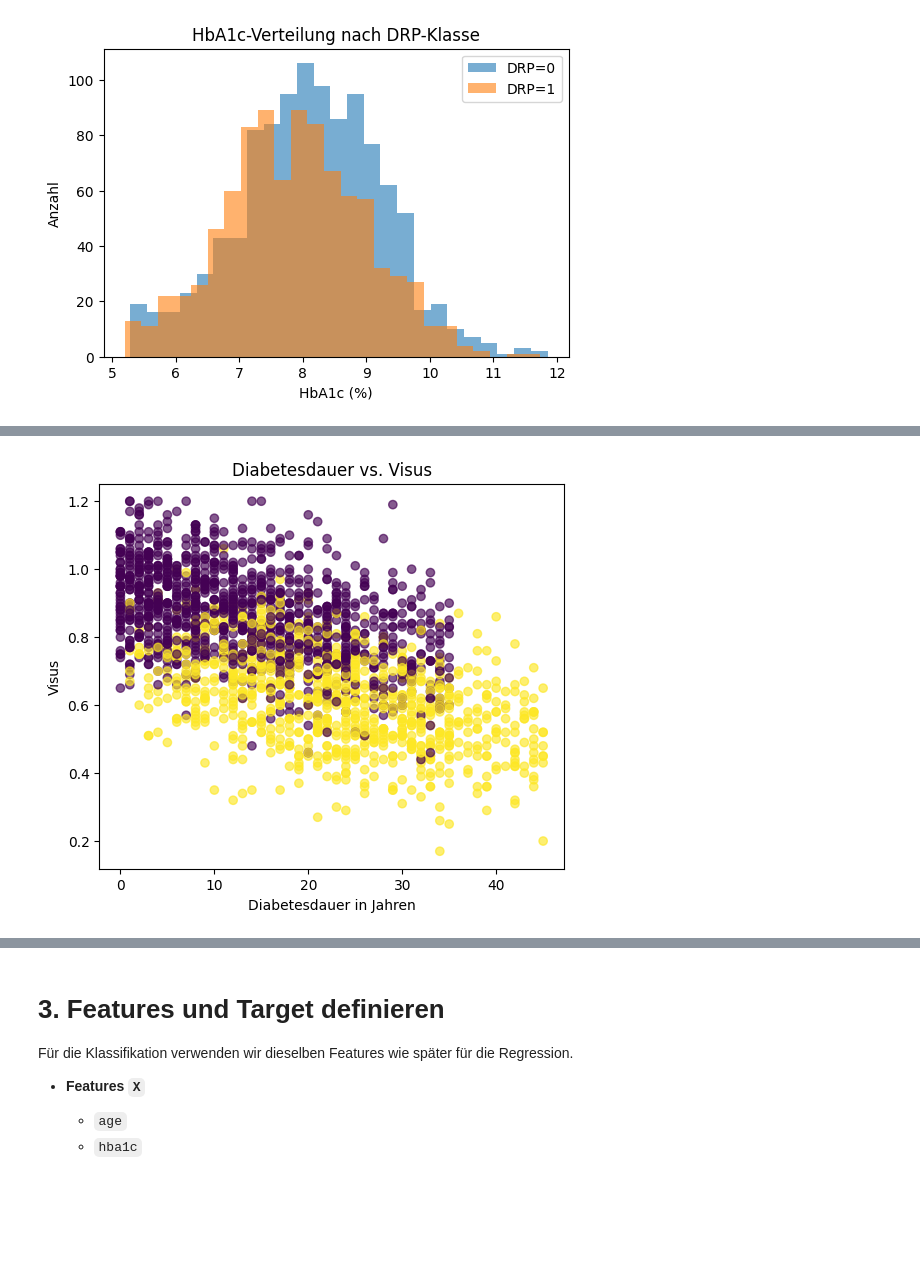
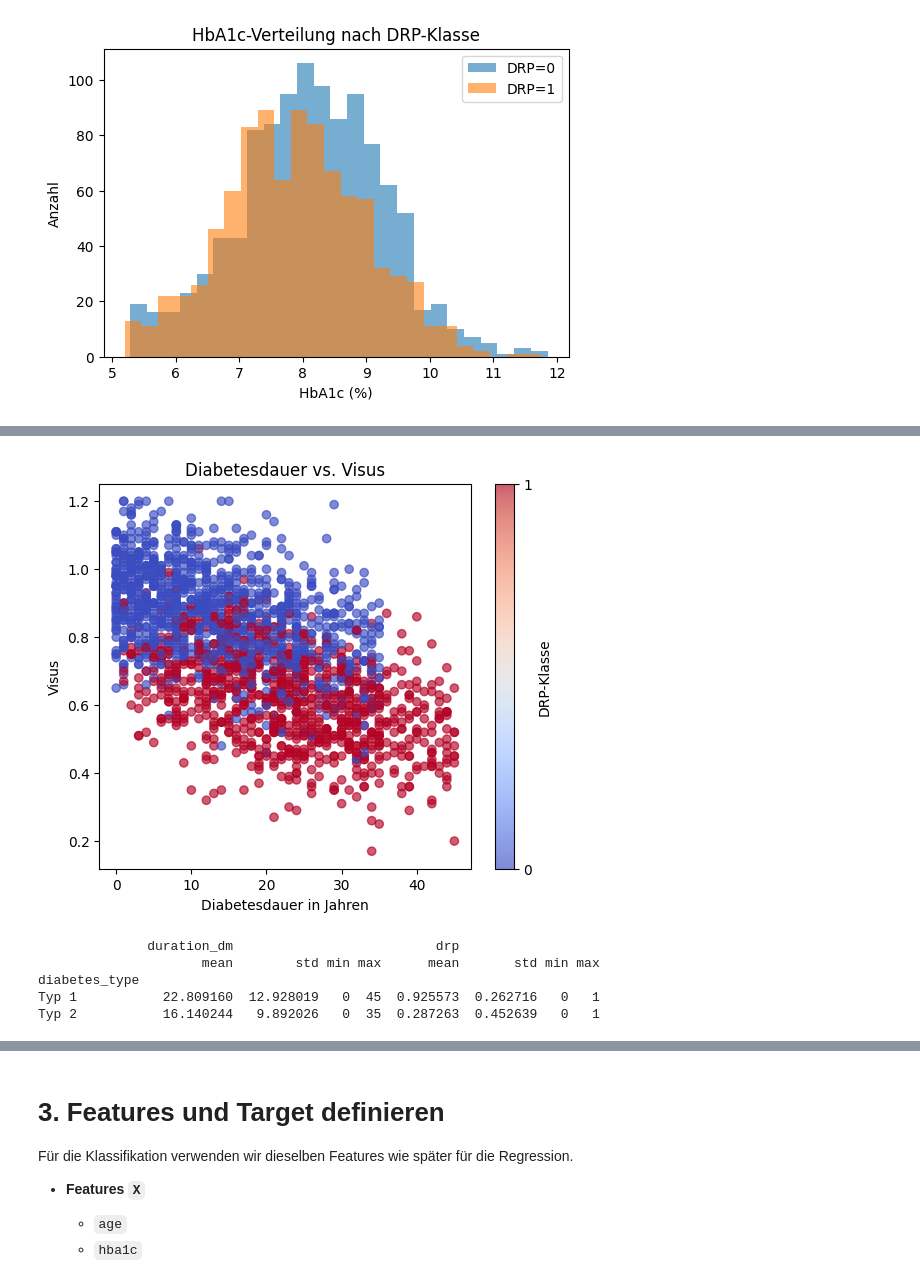
Before and after one commit to CZhakshylykova/KI-Games-Material, a Jupyter notebook: Intro_ML.ipynb, the cells around one changed output, grey strips where cells are left out. Saved outputs shown, nothing was run; the diff lists cells and outputs as text; code cells hidden in the pictures; blank space fills up the shorter version.

```diff
--- a/Intro_ML.ipynb
+++ b/Intro_ML.ipynb
@@ -393,17 +407,29 @@ plt.show()
 # %%
 # ============================================
 # Visualisierung 3: Diabetesdauer vs. Visus
 # ============================================
 plt.figure(figsize=(6,5))
-plt.scatter(
+scatter = plt.scatter(
     df["duration_dm"],
     df["visual_acuity"],
-    c=df["drp"],
+    c=df["drp"], # Farbe nach DRP-Klasse
+    cmap="coolwarm", # Farbskala für 2 Klassen
     alpha=0.65
 )
 plt.title("Diabetesdauer vs. Visus")
 plt.xlabel("Diabetesdauer in Jahren")
 plt.ylabel("Visus")
+plt.colorbar(scatter, ticks=[0, 1], label="DRP-Klasse") # Farbskala mit Klassen 0 und 1
 plt.show()
 # %% [output]
-[figure, old version]
+[figure, new version]
+# %%
+# Group by diabetes type and calculate mean and standard deviation for duration_dm and drp
+comparison = df.groupby("diabetes_type")[["duration_dm", "drp"]].agg(["mean", "std", "min", "max"])
+print(comparison)
+# %% [output]
+              duration_dm                          drp
+                     mean        std min max      mean       std min max
+diabetes_type
+Typ 1           22.809160  12.928019   0  45  0.925573  0.262716   0   1
+Typ 2           16.140244   9.892026   0  35  0.287263  0.452639   0   1
```
Also changed, not shown: parts of 11 cells of this notebook, 1 other file.
